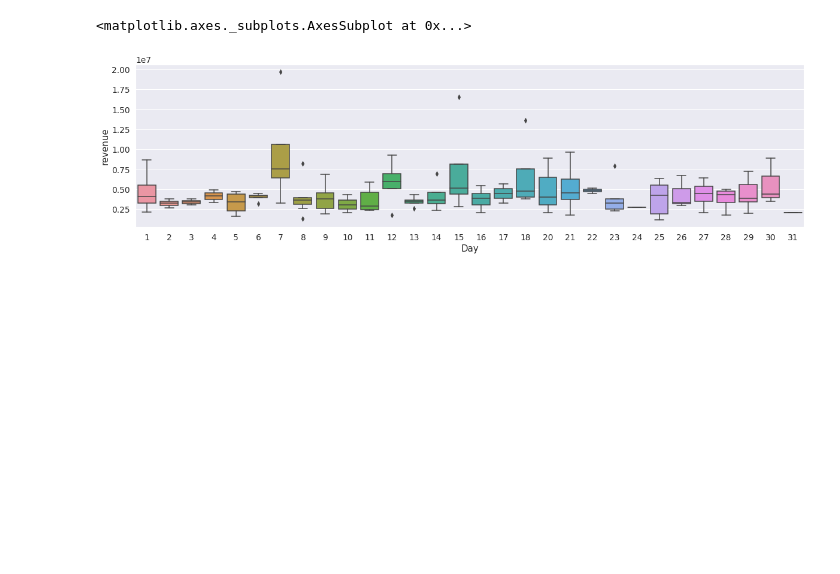
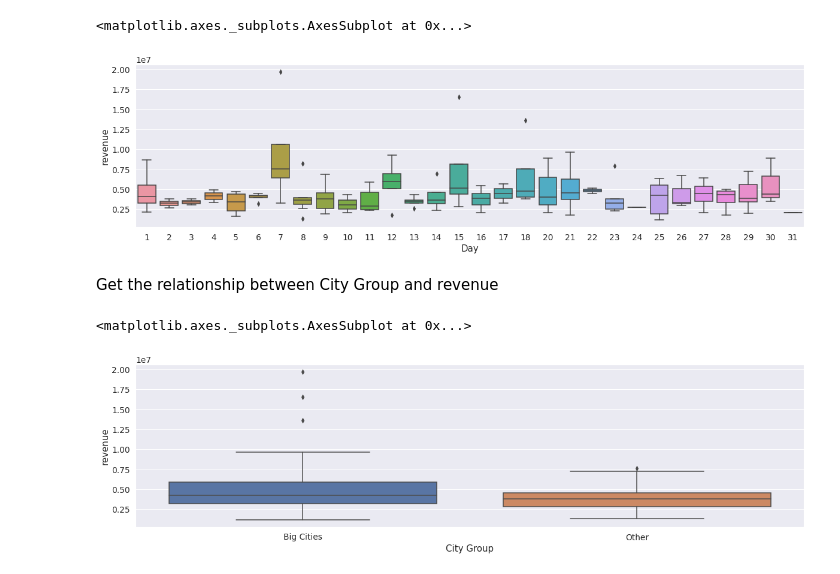
Before and after one commit to shima2920/Kaggle, a Jupyter notebook: Restaurant_Revenue_Prediction.ipynb, the cells around one changed output. Cells and saved outputs as stored; diff of their text form; code cells hidden in the pictures; blank space fills up the shorter version.

```diff
--- a/Restaurant_Revenue_Prediction.ipynb
+++ b/Restaurant_Revenue_Prediction.ipynb
@@ -277,3 +312,13 @@ sns.boxplot(data=train,x="Day",y="revenue",orient="v",ax=ax)
 # %% [output]
 <matplotlib.axes._subplots.AxesSubplot at 0x...>
 [figure]
+# %% [markdown]
+Get the relationship between City Group and revenue
+# %%
+import seaborn as sn
+fig1,ax = plt.subplots()
+fig1.set_size_inches(20,5)
+sns.boxplot(data=train,x="City Group",y="revenue",orient="v",ax=ax)
+# %% [output]
+<matplotlib.axes._subplots.AxesSubplot at 0x...>
+[figure, added]
```
Also changed, not shown: parts of 39 cells of this notebook.
